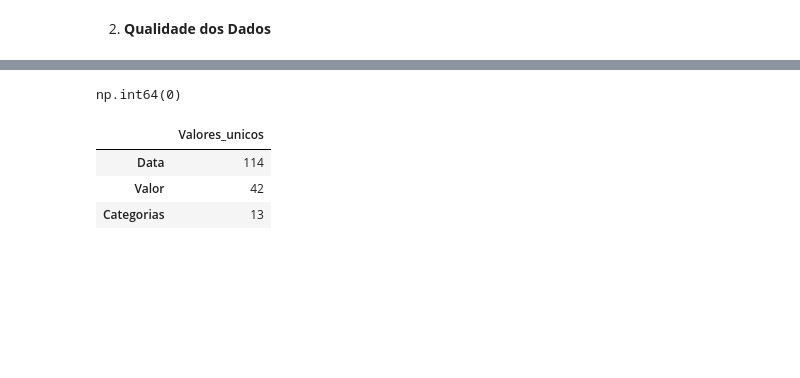
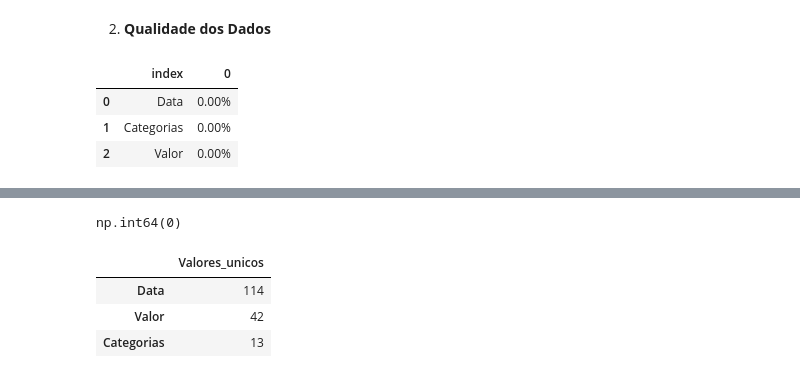
Before and after one commit to Antoniojrsales/Proj_Gastos_Residenciais, a Jupyter notebook: analysis/exploration.ipynb, the cells around one changed output, grey strips where cells are left out. Drawn from its saved outputs; the diff is of its cells as text; code cells hidden in the pictures; blank space fills up the shorter version.

```diff
--- a/analysis/exploration.ipynb
+++ b/analysis/exploration.ipynb
@@ -94,3 +95,15 @@ memory usage: 6.2+ KB
 # %% [markdown]
 2. **Qualidade dos Dados**
+# %%
+#Funcao para formatar saida em percentual
+def format_percent(value):
+    return f'{100 * value:.2f}%'
+
+#Verificando se a valores nulos no DataFrame
+(df_dados.isna().sum() / len(df_dados)).sort_values(ascending=False).apply(format_percent).reset_index()
+# %% [output]
+|  | index | 0 |
+| 0 | Data | 0.00% |
+| 1 | Categorias | 0.00% |
+| 2 | Valor | 0.00% |
 # %%
```
Also changed, not shown: parts of 7 cells of this notebook, 1 other file.
